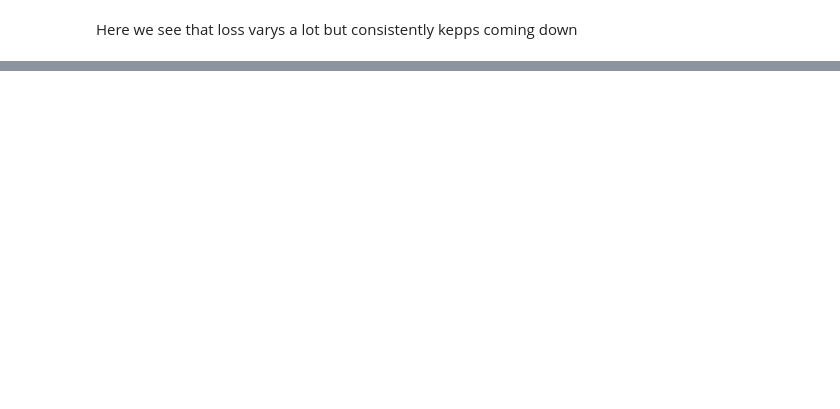
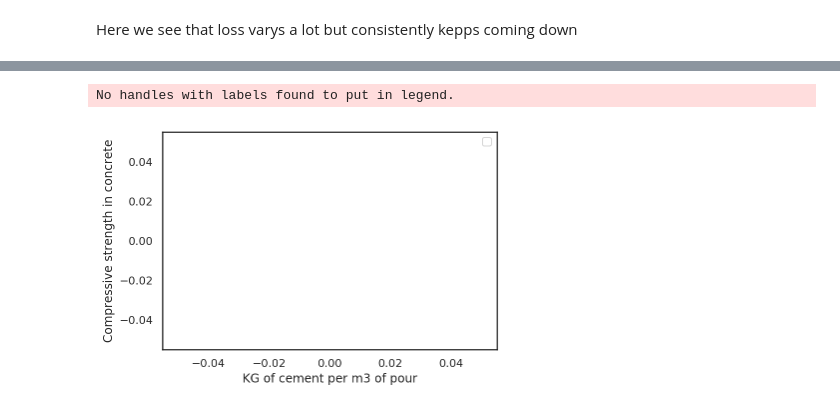
Before and after one commit to ssreekanth2000/project3, a Jupyter notebook: project3.ipynb, the cells around one changed output, grey strips where cells are left out. Drawn from its saved outputs; the diff is of its cells as text; code cells hidden in the pictures; blank space fills up the shorter version.

```diff
--- a/project3.ipynb
+++ b/project3.ipynb
@@ -555,0 +586,24 @@ print ("% of error. The avg error divided by the average strength")
+# %%
+
+df2 = pd.DataFrame()
+df2['Age'] = 100
+df2['Age2']=10000
+df2['Fly_Ash']=55
+df2['Water']=180
+df2['Cement']=np.linspace(0, 400)
+
+df2['Coarse'] = 970
+df2['Fine']=780
+df2['Superplasticizer']=6
+df2['Slag']=70
+
+results = model.fit()
+predictions = NN_model.predict(df2)
+plt.plot(df2['Cement'], predictions)
+
+plt.xlabel('KG of cement per m3 of pour')
+plt.ylabel('Compressive strength in concrete')
+plt.legend();
+# %% [output]
+No handles with labels found to put in legend.
+[figure, added]
```
Also changed, not shown: parts of 12 cells of this notebook, 10 other files.
